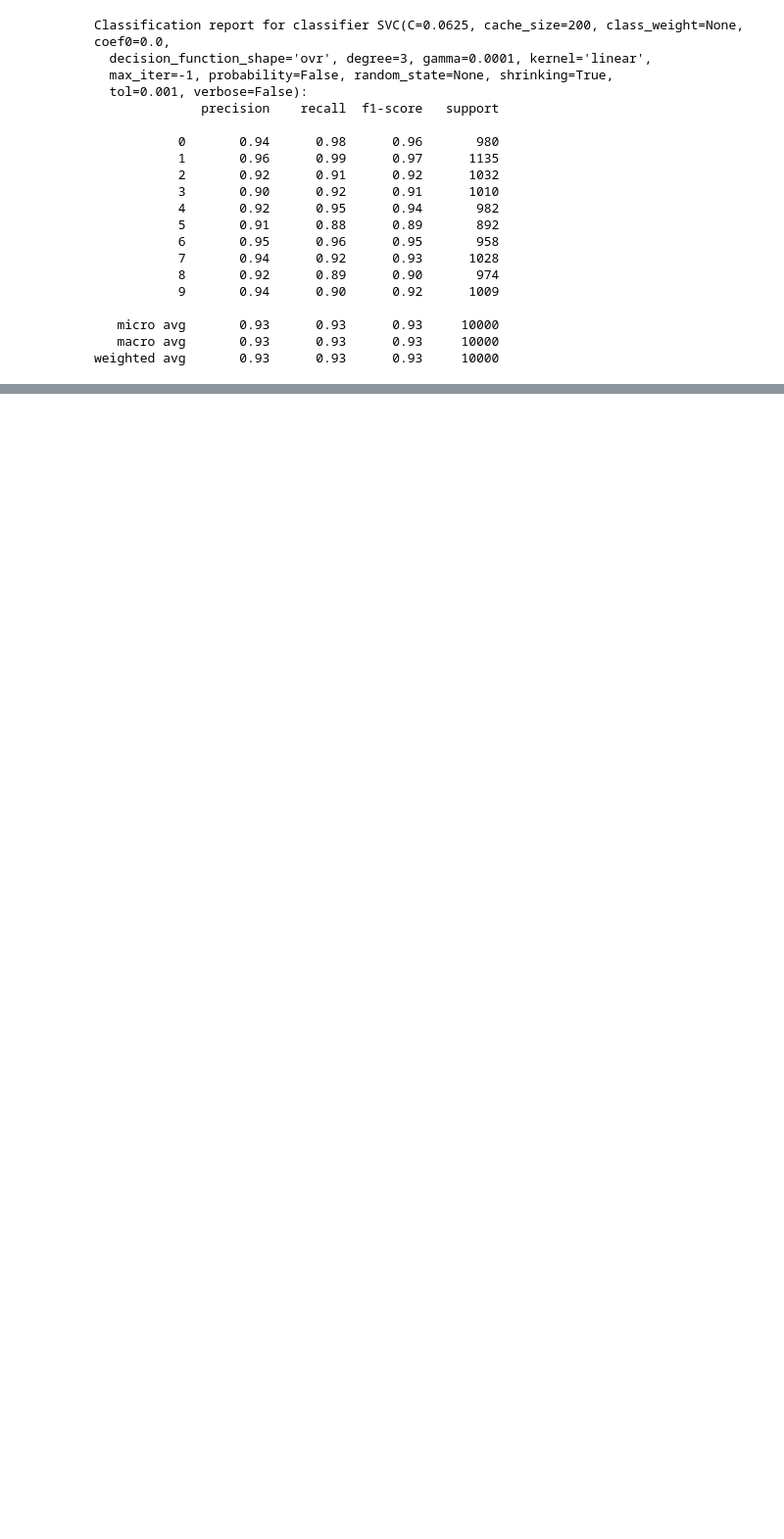
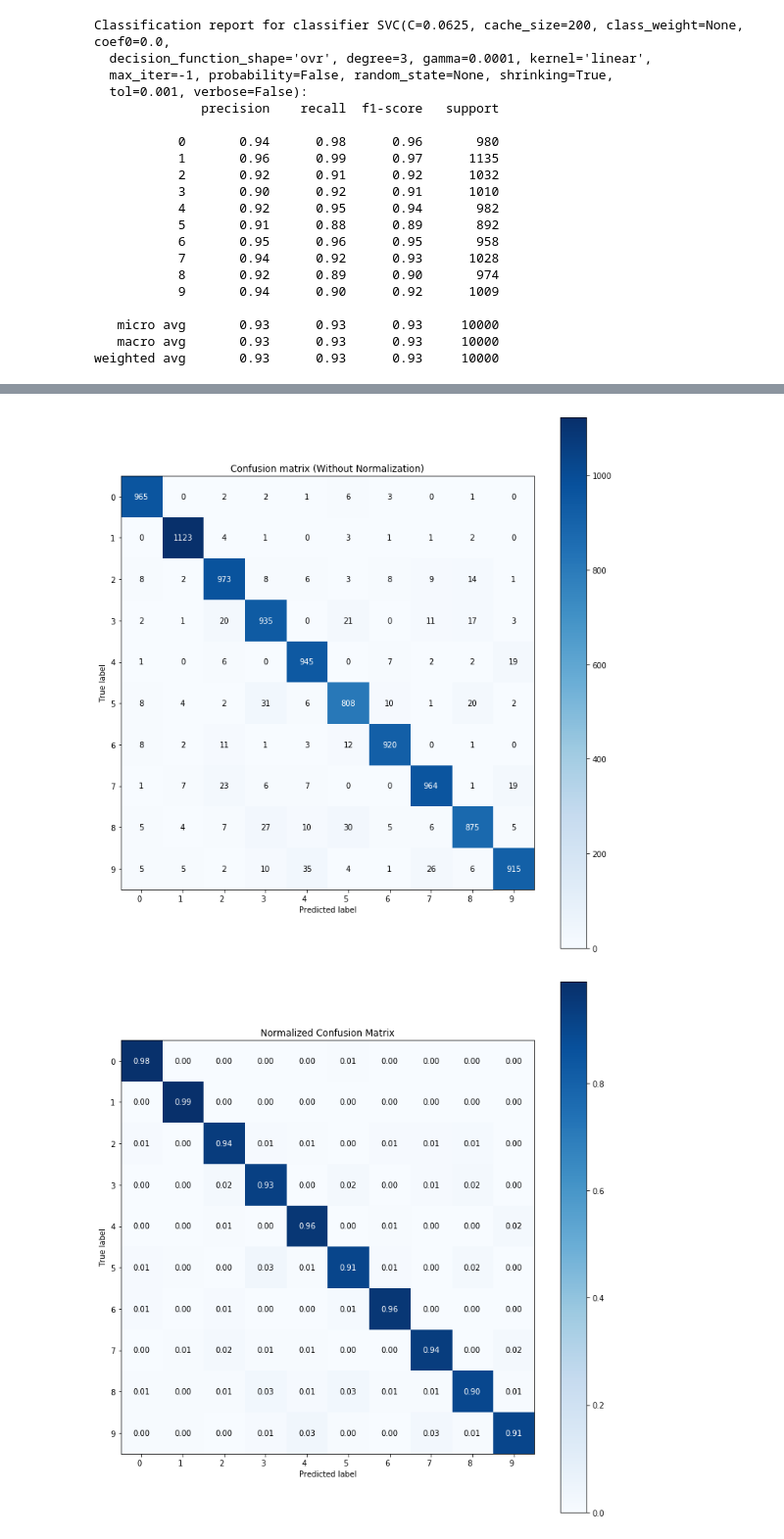
Before and after one commit to juanse1608/Courses, a Jupyter notebook: Jupyters/Notebooks/On the Performance of SVMs in Large Datasets.ipynb, the cells around one changed output, grey strips where cells are left out. Shown at 98% size. Saved outputs shown, nothing was run; the diff lists cells and outputs as text; code cells hidden in the pictures; blank space fills up the shorter version.

```diff
--- a/Jupyters/Notebooks/On the Performance of SVMs in Large Datasets.ipynb
+++ b/Jupyters/Notebooks/On the Performance of SVMs in Large Datasets.ipynb
@@ -232,0 +297,22 @@ weighted avg       0.93      0.93      0.93     10000
+# %%
+clf = CascadeSVM(data=train_images_svm, target=train_labels, kernel='linear', gamma=0.0001,
+                 number_of_layers=15, number_of_partitions=[60, 30, 30, 30, 15, 15, 15, 5, 5, 5, 5,
+                                                            5, 5, 5, 5])
+# %%
+predicted = clf.predict(test_images_svm)
+
+np.set_printoptions(precision=2)
+
+#Plot non-normalized confusion matrix
+plot_confusion_matrix(test_labels, predicted, classes=np.sort(np.unique(train_labels)),
+                      title='Confusion matrix (Without Normalization)')
+
+plt.show()
+# Plot normalized confusion matrix
+plot_confusion_matrix(test_labels, predicted, classes=np.sort(np.unique(train_labels)),
+                      normalize=True, title='Normalized Confusion Matrix')
+
+plt.show()
+# %% [output]
+[figure, added]
+[figure, added]
```
Also changed, not shown: parts of 3 cells of this notebook.
